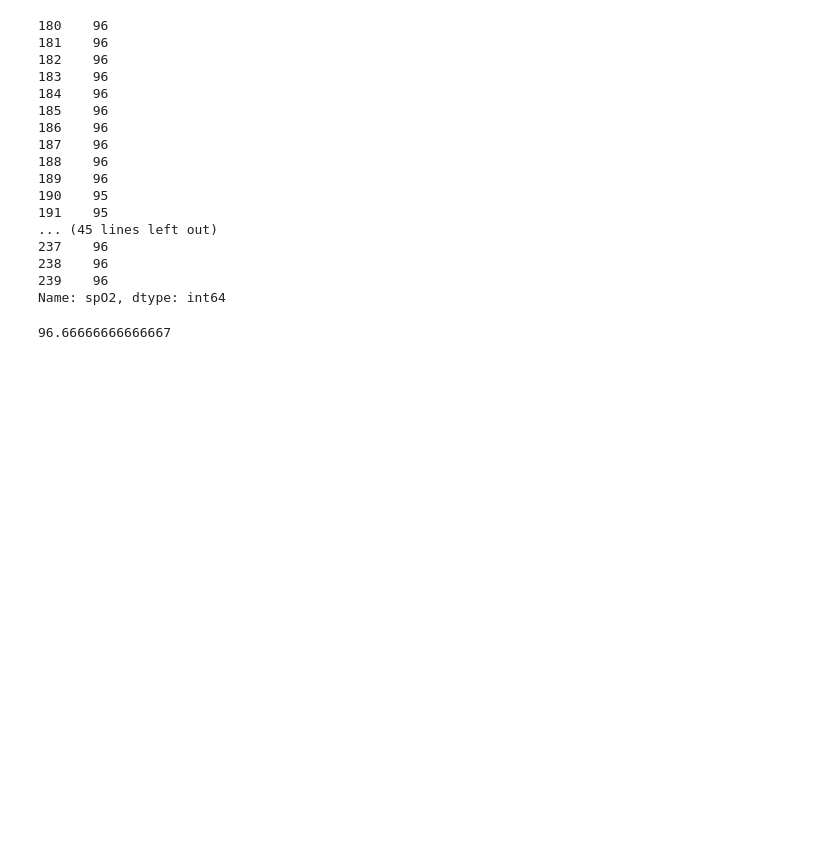
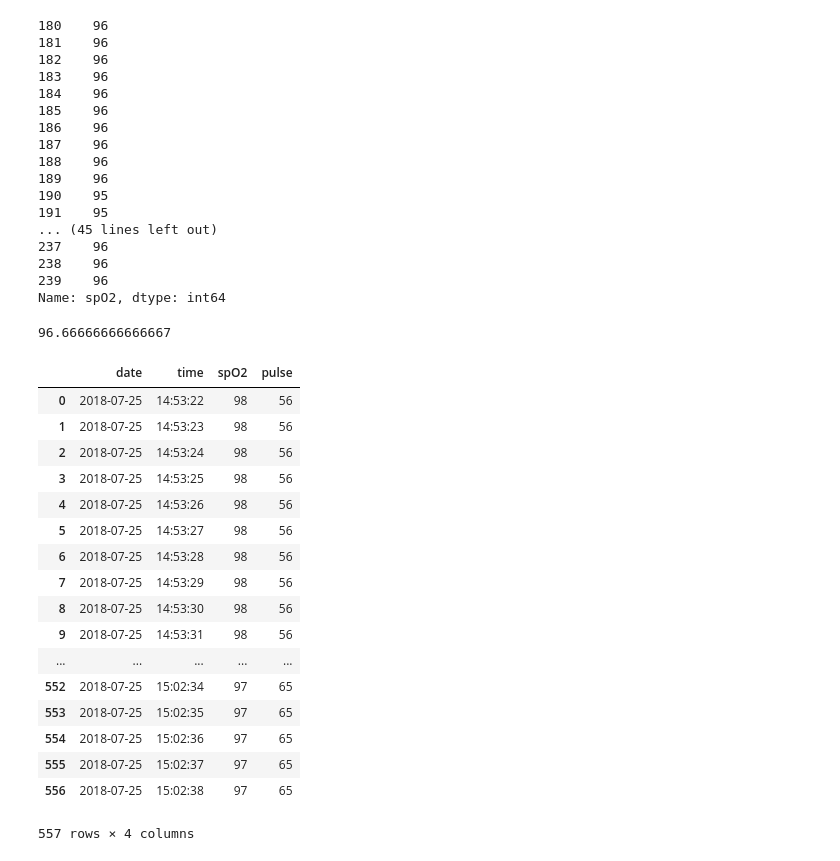
Before and after one commit to saralocatelli94/TesiMagistrale, a Jupyter notebook: apnea_spO2.ipynb, the cells around one changed output. Saved outputs shown, nothing was run; the diff lists cells and outputs as text; code cells hidden in the pictures; blank space fills up the shorter version.

```diff
--- a/apnea_spO2.ipynb
+++ b/apnea_spO2.ipynb
@@ -337,3 +337,24 @@ Name: spO2, dtype: int64
 baseline[3]
 # %% [output]
 96.66666666666667
+# %%
+df
+# %% [output]
+|  | date | time | spO2 | pulse |
+| 0 | 2018-07-25 | 14:53:22 | 98 | 56 |
+| 1 | 2018-07-25 | 14:53:23 | 98 | 56 |
+| 2 | 2018-07-25 | 14:53:24 | 98 | 56 |
+| 3 | 2018-07-25 | 14:53:25 | 98 | 56 |
+| 4 | 2018-07-25 | 14:53:26 | 98 | 56 |
+| 5 | 2018-07-25 | 14:53:27 | 98 | 56 |
+| 6 | 2018-07-25 | 14:53:28 | 98 | 56 |
+| 7 | 2018-07-25 | 14:53:29 | 98 | 56 |
+| 8 | 2018-07-25 | 14:53:30 | 98 | 56 |
+| 9 | 2018-07-25 | 14:53:31 | 98 | 56 |
+| ... | ... | ... | ... | ... |
+| 552 | 2018-07-25 | 15:02:34 | 97 | 65 |
+| 553 | 2018-07-25 | 15:02:35 | 97 | 65 |
+| 554 | 2018-07-25 | 15:02:36 | 97 | 65 |
+| 555 | 2018-07-25 | 15:02:37 | 97 | 65 |
+| 556 | 2018-07-25 | 15:02:38 | 97 | 65 |
+557 rows × 4 columns
```
